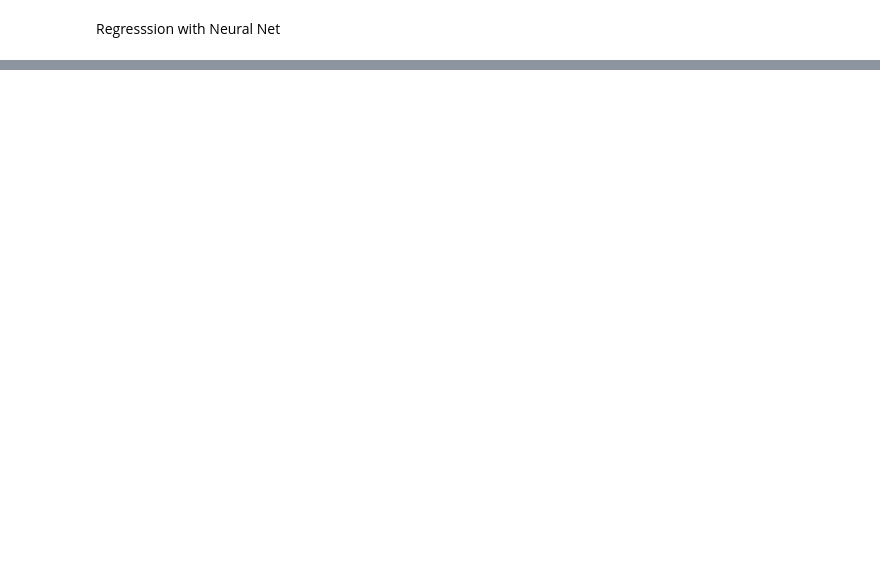
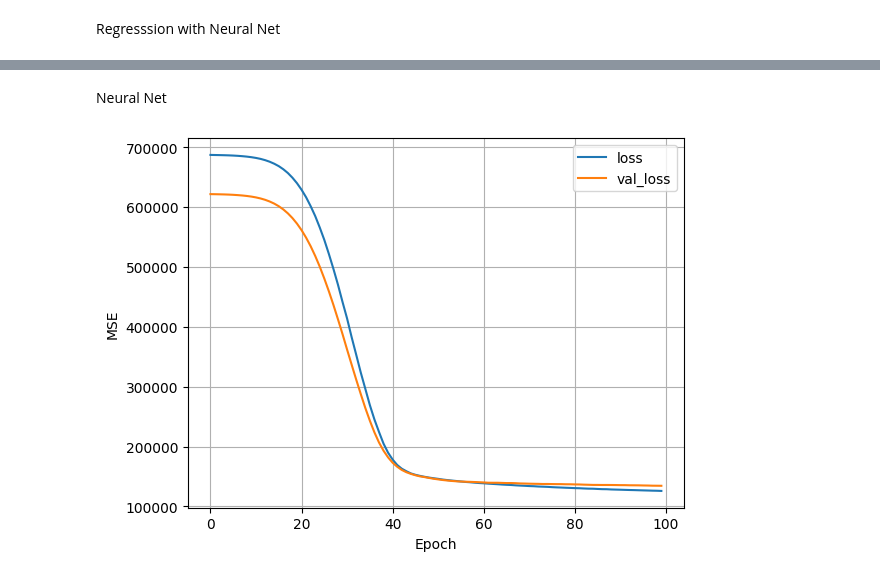
Before and after one commit to weleba77/machine-Leaning-, a Jupyter notebook: fcc_bikes_regression.ipynb, the cells around one changed output, grey strips where cells are left out. Saved outputs shown, nothing was run; the diff lists cells and outputs as text; code cells hidden in the pictures; blank space fills up the shorter version.

```diff
--- a/fcc_bikes_regression.ipynb
+++ b/fcc_bikes_regression.ipynb
@@ -210,0 +219,2 @@ plot_loss(history)
+# %% [markdown]
+Neural Net
@@ -211,3 +241,7 @@ plot_loss(history)
+# %%
+plot_loss(history)
+# %% [output]
+[figure, added]
 # %%
 plt.scatter(x_train_temp, y_train_temp,label='Data', color='blue')
 x= tf.linspace(-20, 40,100)
```
Also changed, not shown: parts of 17 cells of this notebook.
